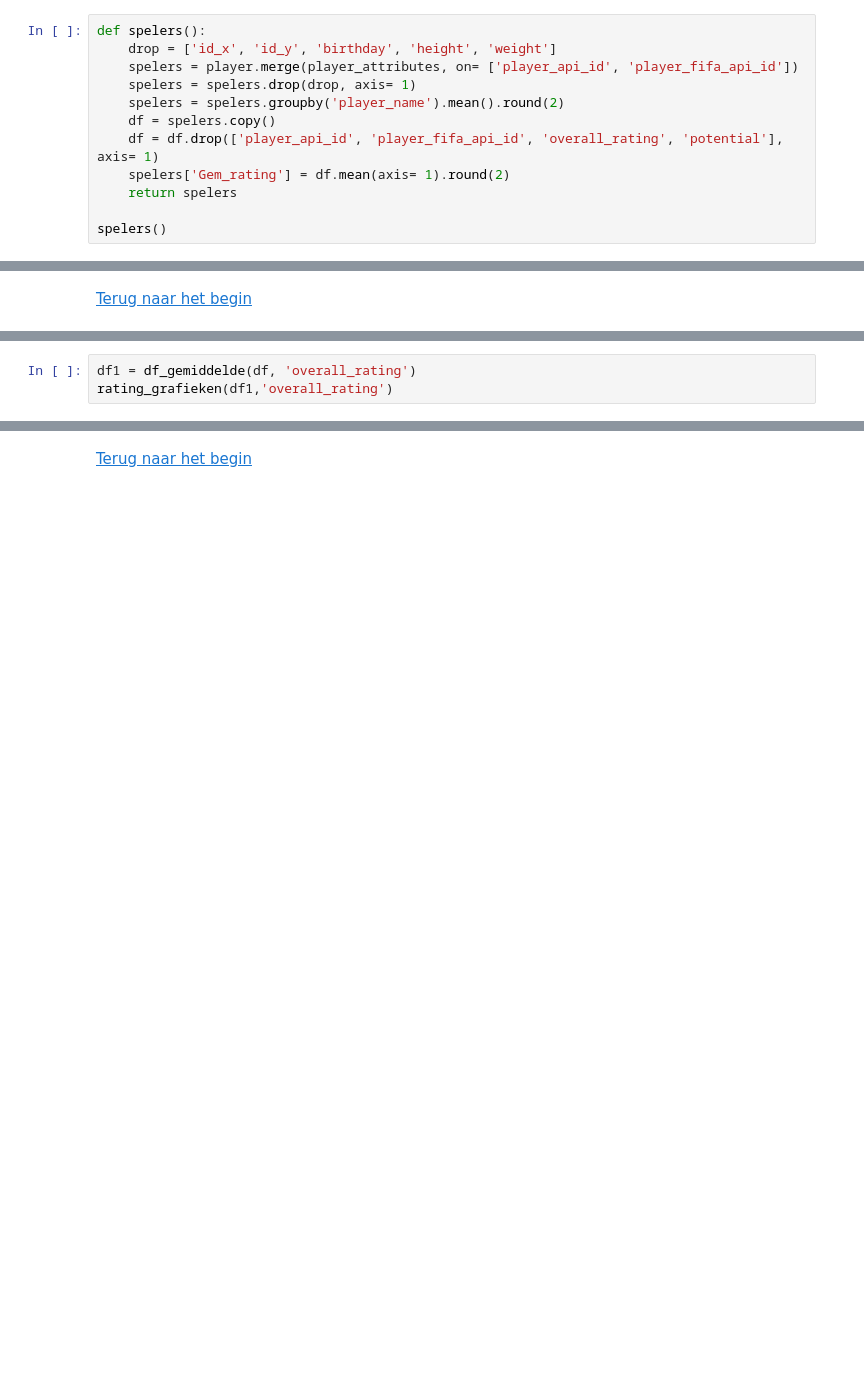
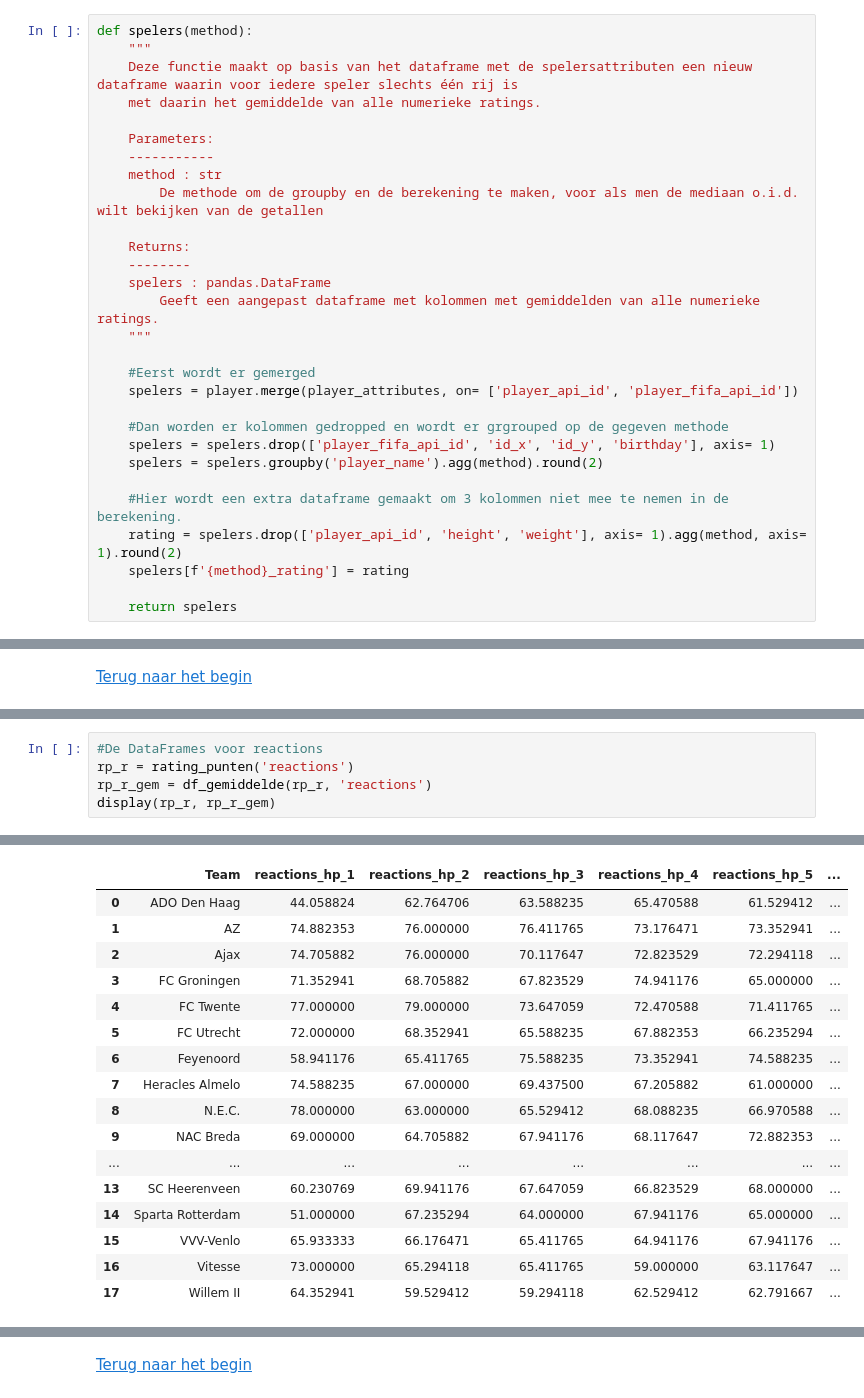
Before and after one commit to BJHeemskerk/DataLab2_2023, a Jupyter notebook: DataLab2_Groep_3B.ipynb, the cells around one changed output, grey strips where cells are left out. Drawn from its saved outputs; the diff is of its cells as text; blank space fills up the shorter version.

```diff
--- a/DataLab2_Groep_3B.ipynb
+++ b/DataLab2_Groep_3B.ipynb
@@ -1062,12 +1066,29 @@ ajdlasgbhpadfg
 # %%
-def spelers():
-    drop = ['id_x', 'id_y', 'birthday', 'height', 'weight']
+def spelers(method):
+    """
+    Deze functie maakt op basis van het dataframe met de spelersattributen een nieuw dataframe waarin voor iedere speler slechts één rij is
+    met daarin het gemiddelde van alle numerieke ratings.
+
+    Parameters:
+    -----------
+    method : str
+        De methode om de groupby en de berekening te maken, voor als men de mediaan o.i.d. wilt bekijken van de getallen
+
+    Returns:
+    --------
+    spelers : pandas.DataFrame
+        Geeft een aangepast dataframe met kolommen met gemiddelden van alle numerieke ratings.
+    """
+
+    #Eerst wordt er gemerged
     spelers = player.merge(player_attributes, on= ['player_api_id', 'player_fifa_api_id'])
-    spelers = spelers.drop(drop, axis= 1)
-    spelers = spelers.groupby('player_name').mean().round(2)
-    df = spelers.copy()
-    df = df.drop(['player_api_id', 'player_fifa_api_id', 'overall_rating', 'potential'], axis= 1)
-    spelers['Gem_rating'] = df.mean(axis= 1).round(2)
+
+    #Dan worden er kolommen gedropped en wordt er grgrouped op de gegeven methode
+    spelers = spelers.drop(['player_fifa_api_id', 'id_x', 'id_y', 'birthday'], axis= 1)
+    spelers = spelers.groupby('player_name').agg(method).round(2)
+
+    #Hier wordt een extra dataframe gemaakt om 3 kolommen niet mee te nemen in de berekening.
+    rating = spelers.drop(['player_api_id', 'height', 'weight'], axis= 1).agg(method, axis= 1).round(2)
+    spelers[f'{method}_rating'] = rating
+
     return spelers
-
-spelers()
@@ -1263,3 +1362,6 @@ KeyError: 'season'
 # %%
-df1 = df_gemiddelde(df, 'overall_rating')
-rating_grafieken(df1,'overall_rating')
+#De DataFrames voor reactions
+rp_r = rating_punten('reactions')
+rp_r_gem = df_gemiddelde(rp_r, 'reactions')
+display(rp_r, rp_r_gem)
+# %% [output]
@@ -1265,0 +1381,17 @@ rating_grafieken(df1,'overall_rating')
+|  | Team | reactions_hp_1 | reactions_hp_2 | reactions_hp_3 | reactions_hp_4 | reactions_hp_5 | ... |
+| 0 | ADO Den Haag | 44.058824 | 62.764706 | 63.588235 | 65.470588 | 61.529412 | ... |
+| 1 | AZ | 74.882353 | 76.000000 | 76.411765 | 73.176471 | 73.352941 | ... |
+| 2 | Ajax | 74.705882 | 76.000000 | 70.117647 | 72.823529 | 72.294118 | ... |
+| 3 | FC Groningen | 71.352941 | 68.705882 | 67.823529 | 74.941176 | 65.000000 | ... |
+| 4 | FC Twente | 77.000000 | 79.000000 | 73.647059 | 72.470588 | 71.411765 | ... |
+| 5 | FC Utrecht | 72.000000 | 68.352941 | 65.588235 | 67.882353 | 66.235294 | ... |
+| 6 | Feyenoord | 58.941176 | 65.411765 | 75.588235 | 73.352941 | 74.588235 | ... |
+| 7 | Heracles Almelo | 74.588235 | 67.000000 | 69.437500 | 67.205882 | 61.000000 | ... |
+| 8 | N.E.C. | 78.000000 | 63.000000 | 65.529412 | 68.088235 | 66.970588 | ... |
+| 9 | NAC Breda | 69.000000 | 64.705882 | 67.941176 | 68.117647 | 72.882353 | ... |
+| ... | ... | ... | ... | ... | ... | ... | ... |
+| 13 | SC Heerenveen | 60.230769 | 69.941176 | 67.647059 | 66.823529 | 68.000000 | ... |
+| 14 | Sparta Rotterdam | 51.000000 | 67.235294 | 64.000000 | 67.941176 | 65.000000 | ... |
+| 15 | VVV-Venlo | 65.933333 | 66.176471 | 65.411765 | 64.941176 | 67.941176 | ... |
+| 16 | Vitesse | 73.000000 | 65.294118 | 65.411765 | 59.000000 | 63.117647 | ... |
+| 17 | Willem II | 64.352941 | 59.529412 | 59.294118 | 62.529412 | 62.791667 | ... |
```
Also changed, not shown: parts of 26 cells of this notebook.
